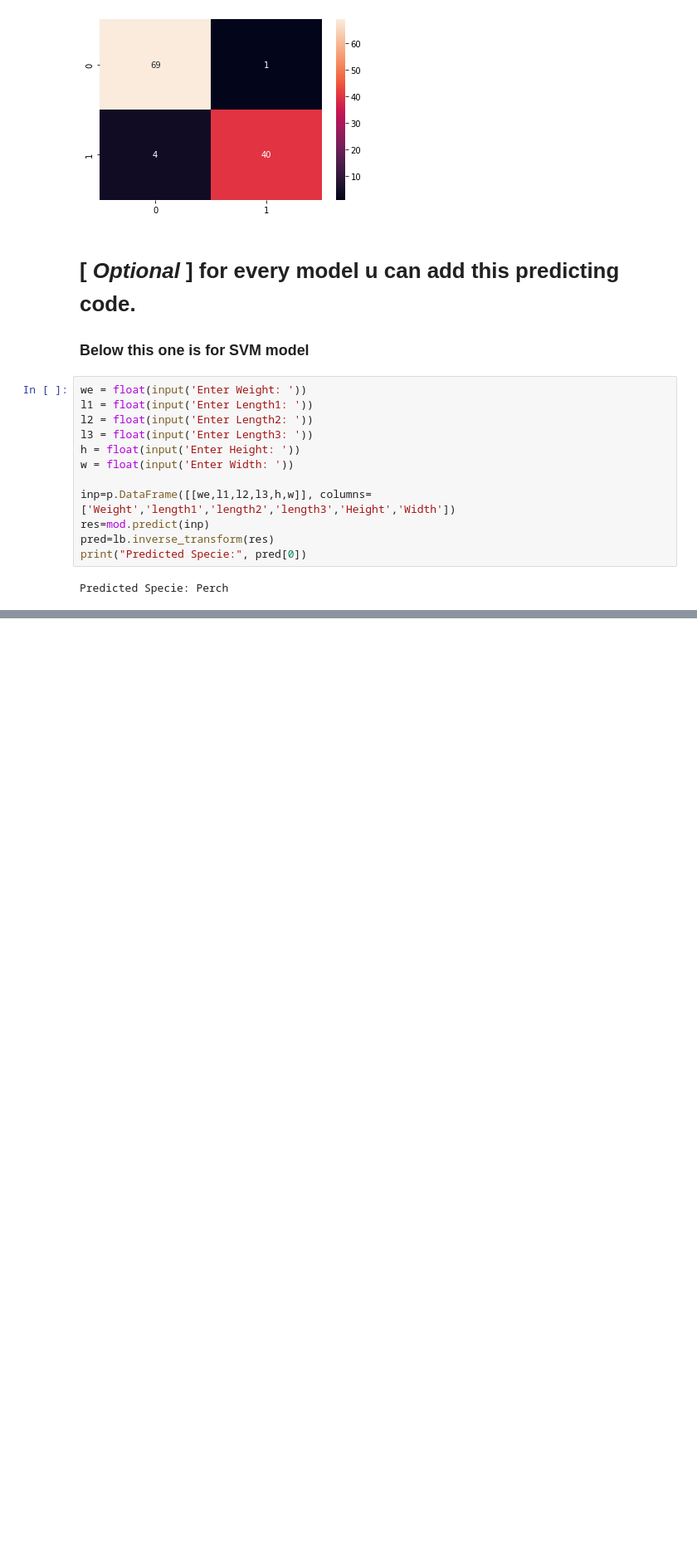
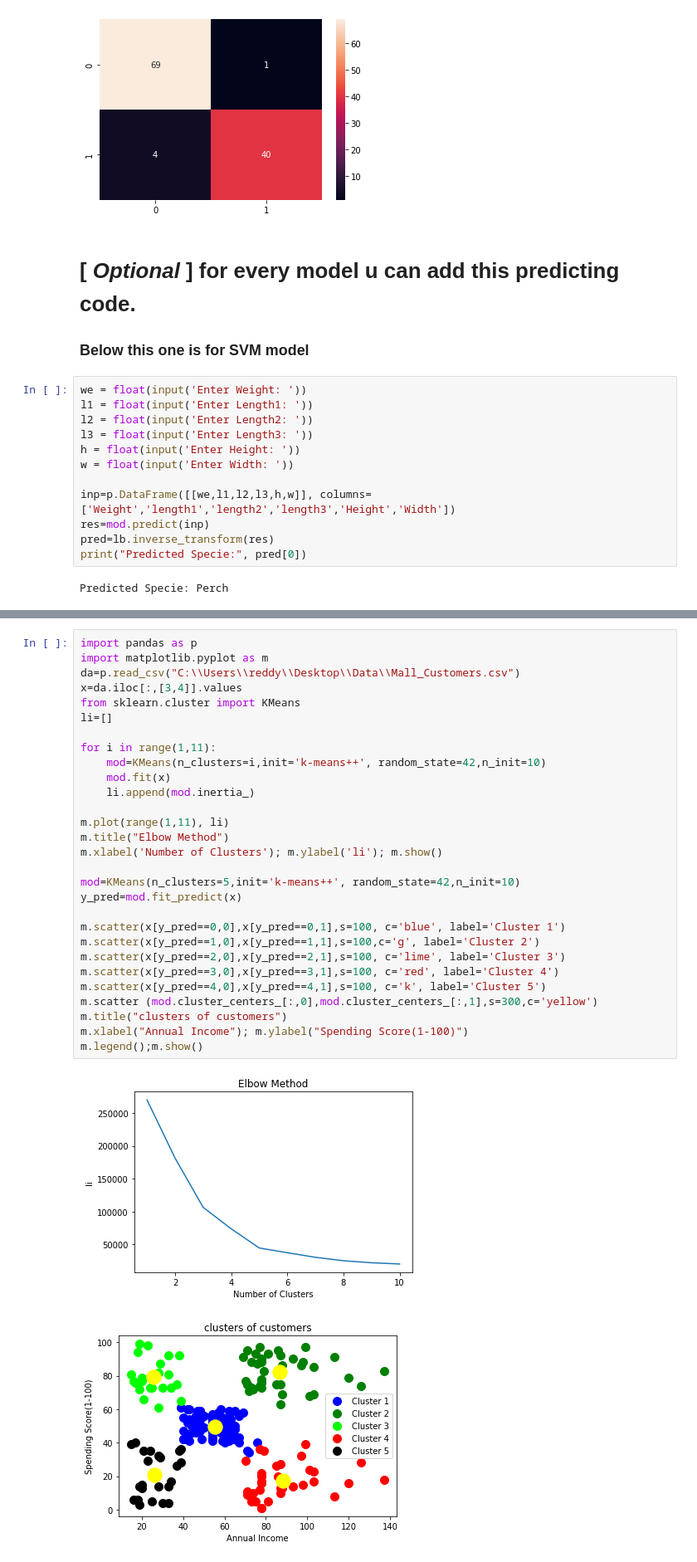
Before and after one commit to nivas25/AI_ML_codes, a Jupyter notebook: Week_8.ipynb, the cells around one changed output, grey strips where cells are left out. Shown: that part at 83% size. Cells and saved outputs as stored; diff of their text form; blank space fills up the shorter version.

Commit message:
Added k means prog in week 8

```diff
--- a/Week_8.ipynb
+++ b/Week_8.ipynb
@@ -140,0 +144,32 @@ Predicted Specie: Perch
+# %%
+import pandas as p
+import matplotlib.pyplot as m
+da=p.read_csv("C:\\Users\\reddy\\Desktop\\Data\\Mall_Customers.csv")
+x=da.iloc[:,[3,4]].values
+from sklearn.cluster import KMeans
+li=[]
+
+for i in range(1,11):
+    mod=KMeans(n_clusters=i,init='k-means++', random_state=42,n_init=10)
+    mod.fit(x)
+    li.append(mod.inertia_)
+
+m.plot(range(1,11), li)
+m.title("Elbow Method")
+m.xlabel('Number of Clusters'); m.ylabel('li'); m.show()
+
+mod=KMeans(n_clusters=5,init='k-means++', random_state=42,n_init=10)
+y_pred=mod.fit_predict(x)
+
+m.scatter(x[y_pred==0,0],x[y_pred==0,1],s=100, c='blue', label='Cluster 1')
+m.scatter(x[y_pred==1,0],x[y_pred==1,1],s=100,c='g', label='Cluster 2')
+m.scatter(x[y_pred==2,0],x[y_pred==2,1],s=100, c='lime', label='Cluster 3')
+m.scatter(x[y_pred==3,0],x[y_pred==3,1],s=100, c='red', label='Cluster 4')
+m.scatter(x[y_pred==4,0],x[y_pred==4,1],s=100, c='k', label='Cluster 5')
+m.scatter (mod.cluster_centers_[:,0],mod.cluster_centers_[:,1],s=300,c='yellow')
+m.title("clusters of customers")
+m.xlabel("Annual Income"); m.ylabel("Spending Score(1-100)")
+m.legend();m.show()
+# %% [output]
+[figure, added]
+[figure, added]
```
Also changed, not shown: parts of 1 cell of this notebook.
